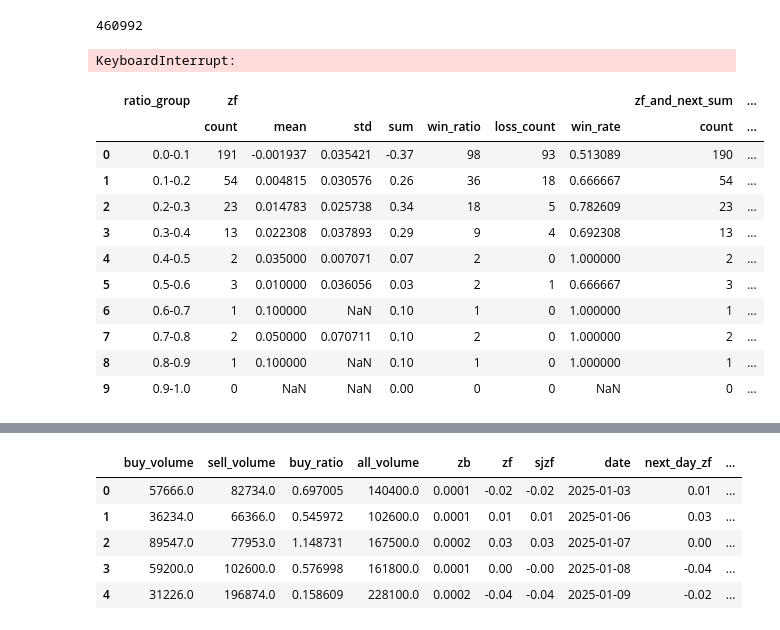
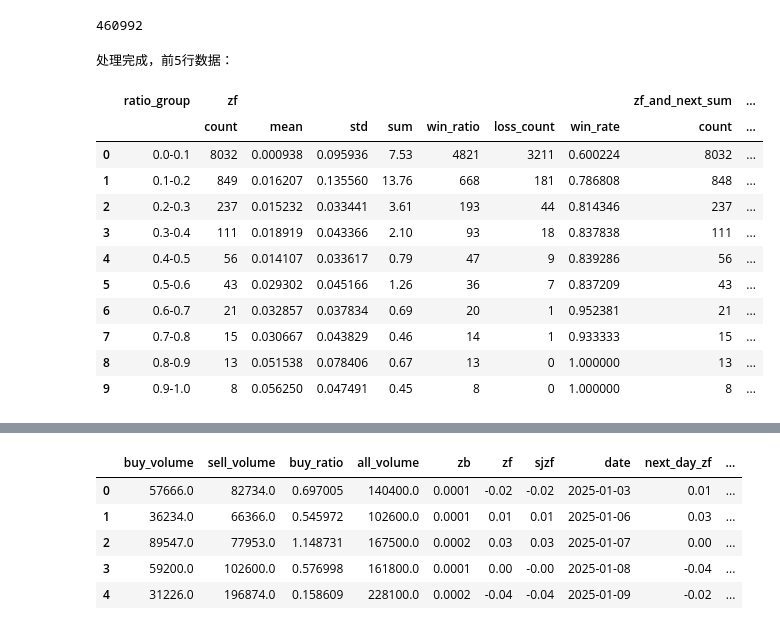
Before and after one commit to chen-cyw-yan/GP, a Jupyter notebook: 当日策列/股票数据.ipynb, the cells around one changed output, grey strips where cells are left out. Cells and saved outputs as stored; diff of their text form; code cells hidden in the pictures.

```diff
--- a/当日策列/股票数据.ipynb
+++ b/当日策列/股票数据.ipynb
@@ -301,7 +298,7 @@ for date, v in tqdm.tqdm(df.groupby(['code','date'])):
 if res_df:
     dfs = pd.concat(res_df, ignore_index=False) # 保持原有索引或重置
     print("处理完成，前5行数据：")
-    print(dfs.head())
+    # print(dfs.head())
 else:
     print("未生成任何数据，请检查时间筛选条件是否匹配。")
 
@@ -345,10 +342,10 @@ for k,v in dfs.groupby(['code','date']):
     #     buy_ratio=buy_volume/sell_volume
 
     buy_ratio=(buy_volume+1e-8)/(sell_volume+1e-8)
-    if buy_ratio>50:
-        buy_ratio=50
+    if sell_volume==0 or buy_volume==0:
+        continue
     all_volume=buy_volume+sell_volume
-    all_lt_volume=v.loc[0,'ltgb']
+    all_lt_volume=v.iloc[0]['ltgb']
     zb=round(all_volume/all_lt_volume,4)
     v.reset_index(drop=True,inplace=True)
     zf=v.loc[0,'zf']
@@ -361,18 +358,36 @@ for k,v in dfs.groupby(['code','date']):
         "zb":zb,
         "zf":zf,
         "sjzf":sjzf,
-        "date":k
+        "date":k[1],
+        'code':k[0]
     }
     min15_df.append(dt)
 min15_df=pd.DataFrame(min15_df)
 min15_df['next_day_zf']=min15_df['zf'].shift(-1)
 # %% [output]
-KeyboardInterrupt:
+处理完成，前5行数据：
 # %%
-min_buy_ratio=min15_df['buy_ratio'].min()
-max_buy_ratio=min15_df['buy_ratio'].max()
 
-if max_buy_ratio - min_buy_ratio != 0:
-    min15_df['buy_ratio_norm'] = (min15_df['buy_ratio'] - min_buy_ratio) / (max_buy_ratio - min_buy_ratio)
-else:
-    min15_df['buy_ratio_norm'] = 0.0 # 所有值相同，归一化为 0
+min15_df_ls=[]
+for k,v in tqdm.tqdm(min15_df.groupby('code')):
+    min_buy_ratio=v['buy_ratio'].min()
+    max_buy_ratio=v['buy_ratio'].max()
+
+    if max_buy_ratio - min_buy_ratio != 0:
+        v['buy_ratio_norm'] = (v['buy_ratio'] - min_buy_ratio) / (max_buy_ratio - min_buy_ratio)
+    else:
+        v['buy_ratio_norm'] = 0.0 # 所有值相同，归一化为 0
+    bins = np.arange(0, 1.1, 0.1) # [0.0, 0.1, 0.2, ..., 1.0]
+    labels = [f"{i/10:.1f}-{(i+1)/10:.1f}" for i in range(10)] # ["0.0-0.1", "0.1-0.2", ..., "0.9-1.0"]
+    v['ratio_group'] = pd.cut(v['buy_ratio_norm'], bins=bins, labels=labels, right=False)
+    min_zb=v['zb'].min()
+    max_zb=v['zb'].max()
+
+    if max_zb - min_zb != 0:
+        v['zb_norm'] = (v['zb'] - min_zb) / (max_zb - min_zb)
+    else:
+        v['zb_norm'] = 0.0 # 所有值相同，归一化为 0
+    v['zb_group'] = pd.cut(v['zb_norm'], bins=bins, labels=labels, right=False)
+    v['zf_and_next_sum'] = v['zf'] + v['next_day_zf']
+    min15_df_ls.append(v)
+min15_all_df=pd.concat(min15_df_ls)
@@ -401,34 +401,34 @@ func_neg_count.__name__ = 'loss_count' # 设置别名
 func_pos_count = lambda x: (x >= 0).sum()
 func_pos_count.__name__ = 'win_ratio' # 设置别名
 # %%
-min15_df.groupby('ratio_group').agg({
+min15_all_df.groupby('ratio_group').agg({
     'zf': ['count',
            'mean',
            'std',
            'sum',
            func_pos_count,
            func_neg_count,
            func_pos_rate,
            ],
     'zf_and_next_sum':
         ['count',
            'mean',
            'std',
            'sum',
            func_pos_count,
            func_neg_count,
            func_pos_rate,]
 }).reset_index()
 # %% [output]
 |  | ratio_group | zf |  |  |  |  |  |  | zf_and_next_sum | ... |
 |  |  | count | mean | std | sum | win_ratio | loss_count | win_rate | count | ... |
-| 0 | 0.0-0.1 | 191 | -0.001937 | 0.035421 | -0.37 | 98 | 93 | 0.513089 | 190 | ... |
-| 1 | 0.1-0.2 | 54 | 0.004815 | 0.030576 | 0.26 | 36 | 18 | 0.666667 | 54 | ... |
-| 2 | 0.2-0.3 | 23 | 0.014783 | 0.025738 | 0.34 | 18 | 5 | 0.782609 | 23 | ... |
-| 3 | 0.3-0.4 | 13 | 0.022308 | 0.037893 | 0.29 | 9 | 4 | 0.692308 | 13 | ... |
-| 4 | 0.4-0.5 | 2 | 0.035000 | 0.007071 | 0.07 | 2 | 0 | 1.000000 | 2 | ... |
-| 5 | 0.5-0.6 | 3 | 0.010000 | 0.036056 | 0.03 | 2 | 1 | 0.666667 | 3 | ... |
-| 6 | 0.6-0.7 | 1 | 0.100000 | NaN | 0.10 | 1 | 0 | 1.000000 | 1 | ... |
-| 7 | 0.7-0.8 | 2 | 0.050000 | 0.070711 | 0.10 | 2 | 0 | 1.000000 | 2 | ... |
-| 8 | 0.8-0.9 | 1 | 0.100000 | NaN | 0.10 | 1 | 0 | 1.000000 | 1 | ... |
-| 9 | 0.9-1.0 | 0 | NaN | NaN | 0.00 | 0 | 0 | NaN | 0 | ... |
+| 0 | 0.0-0.1 | 8032 | 0.000938 | 0.095936 | 7.53 | 4821 | 3211 | 0.600224 | 8032 | ... |
+| 1 | 0.1-0.2 | 849 | 0.016207 | 0.135560 | 13.76 | 668 | 181 | 0.786808 | 848 | ... |
+| 2 | 0.2-0.3 | 237 | 0.015232 | 0.033441 | 3.61 | 193 | 44 | 0.814346 | 237 | ... |
+| 3 | 0.3-0.4 | 111 | 0.018919 | 0.043366 | 2.10 | 93 | 18 | 0.837838 | 111 | ... |
+| 4 | 0.4-0.5 | 56 | 0.014107 | 0.033617 | 0.79 | 47 | 9 | 0.839286 | 56 | ... |
+| 5 | 0.5-0.6 | 43 | 0.029302 | 0.045166 | 1.26 | 36 | 7 | 0.837209 | 43 | ... |
+| 6 | 0.6-0.7 | 21 | 0.032857 | 0.037834 | 0.69 | 20 | 1 | 0.952381 | 21 | ... |
+| 7 | 0.7-0.8 | 15 | 0.030667 | 0.043829 | 0.46 | 14 | 1 | 0.933333 | 15 | ... |
+| 8 | 0.8-0.9 | 13 | 0.051538 | 0.078406 | 0.67 | 13 | 0 | 1.000000 | 13 | ... |
+| 9 | 0.9-1.0 | 8 | 0.056250 | 0.047491 | 0.45 | 8 | 0 | 1.000000 | 8 | ... |
```
Also changed, not shown: parts of 13 cells of this notebook, 2 other files.
